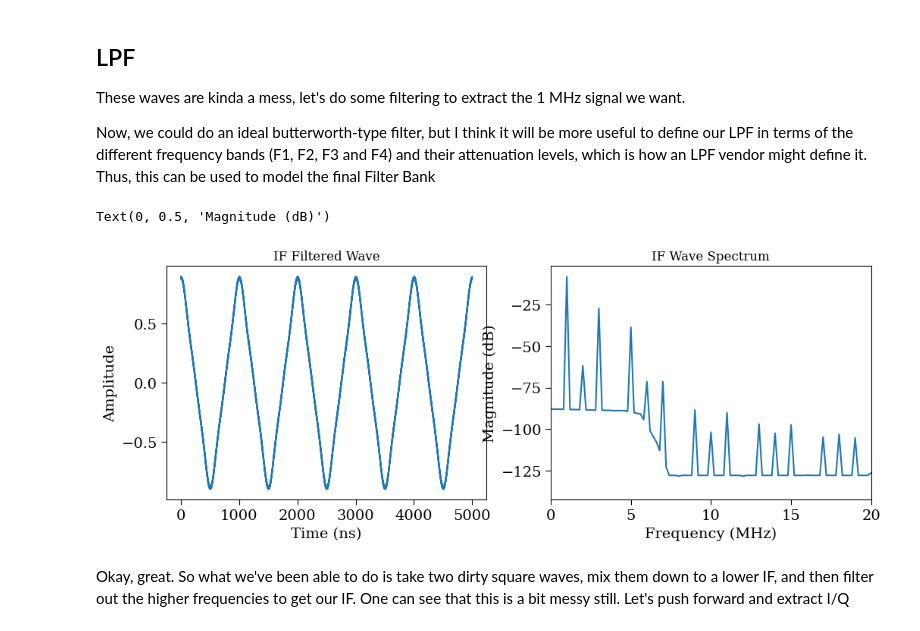
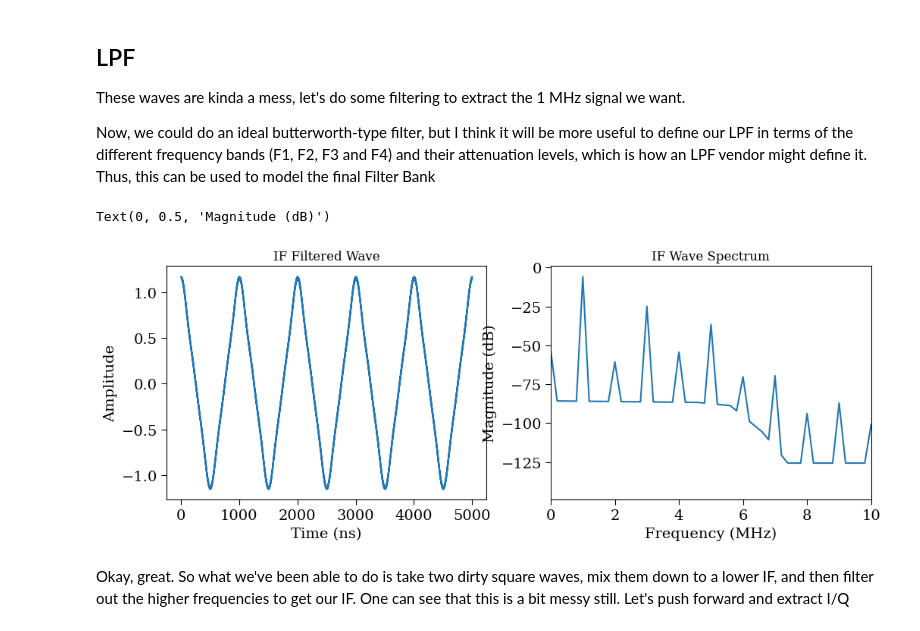
Before and after one commit to harryxni/oneport-vna, a Jupyter notebook: simulation/Filter_Banking/Filter_bank.ipynb, the cells around one changed output. Cells and saved outputs as stored; diff of their text form; code cells hidden in the pictures.

Commit message:
Wave gen, mixing, filtering and I/Q meas simulation working, can be used for filter bank selection

```diff
--- a/simulation/Filter_Banking/Filter_bank.ipynb
+++ b/simulation/Filter_Banking/Filter_bank.ipynb
@@ -28,7 +28,7 @@ fs = 10e9        # 10 GHz Sample rate (to see high harmonics)
 duration = 5000e-9 # 5 us
 t = np.arange(0, duration, 1/fs)
 
-def create_sq_wave(freq, duty_cycle=0.5, phase_deg=0, fs=10e9, duration=5e-6):
+def create_sq_wave(freq, mag = 1, duty_cycle=0.5, phase_deg=0, fs=10e9, duration=5e-6):
     t = np.arange(0, duration, 1/fs)
     phase_rad = np.radians(phase_deg)
     #begin with cos wave so that phase is always centered
@@ -41,7 +41,7 @@ def create_sq_wave(freq, duty_cycle=0.5, phase_deg=0, fs=10e9, duration=5e-6):
 
     # Scale the wave so the fundamental component is always 1.0
     sq_wave = sq_wave_raw/ np.max(np.abs(sq_wave_raw)) - 0.5
-
+    sq_wave = mag*sq_wave
     return t,2*sq_wave
 
 def get_fft(rf_raw):
@@ -50,7 +50,7 @@ def get_fft(rf_raw):
     mags = 20 * np.log10(np.abs(fft_vals) / len(rf_raw) + 1e-10) # dB scale
     return freqs, mags
 
-t, rf_raw = create_sq_wave(100e6, duty_cycle=0.5, phase_deg=1)
+t, rf_raw = create_sq_wave(100e6, duty_cycle=0.48, phase_deg=1)
 # Calculate Spectrum
 freqs,mags=get_fft(rf_raw)
 
@@ -75,7 +75,14 @@ Text(0, 0.5, 'Magnitude (dB)')
 During mixing of two waves, the two waves are simply multiplied by each other
 # %%
 def mix(rf_in, LO_in):
-    return rf_in * LO_in
+    fundamental_if = rf_in * LO_in
+
+    # 3rd Order Harmonic Mixing
+    # This simulates the mixer responding to the 3rd harmonic components
+    harmonic_if = (rf_in**3) * (LO_in**3)
+
+    return fundamental_if + (0.3 * harmonic_if)
+
 # Let's define our Local Oscillator signal to get an IF of 1 MHz
 t, LO_raw = create_sq_wave(101e6, duty_cycle=0.48)
 IF_raw = mix(rf_raw, LO_raw)
@@ -117,36 +124,37 @@ def apply_LPF(data, fs, filter_freqs, f1_att=-1, f2_att=-3, f3_att=-20, f4_att=-
     freq_points = [0, f1, f2, f3, f4, fs/2]
     att_points  = [0, f1_att, f2_att, f3_att, f4_att, f4_att]
 
     # Create interpolation function, then convert dB to linear gain
     interp_func = interp1d(freq_points, att_points, kind='linear', fill_value="extrapolate")
     gain_db = interp_func(freqs)
     gain_linear = 10**(gain_db / 20)
 
     # Apply gain and transform back to time domain
     filtered_spectrum = spectrum * gain_linear
     return np.fft.irfft(filtered_spectrum, n)
 
 #For the IF signal, let's use the following specs from the SCLF-4.7+ from Mini Circuits
-#sclf_4 = (4.6E6, 5.6E6, 6.6E6, 7.4E6)
+
+sclf_4 = (4.6E6, 5.6E6, 6.6E6, 7.4E6)
 test_filter = (1E6, 2E6, 3E6, 5E6)
 IF_filtered = apply_LPF(IF_raw, fs,sclf_4)
 freqs,mags=get_fft(IF_filtered)
 
 fig,axs=plt.subplots(1,2, figsize=(12,4))
 axs[0].plot(t * 1e9, IF_filtered)
 axs[0].set_title("IF Filtered Wave")
 axs[0].set_xlabel("Time (ns)")
 axs[0].set_ylabel("Amplitude")
 #axs[0].set_xlim(500,800)
 
 axs[1].plot(freqs / 1e6, mags)
-axs[1].set_xlim(0, 20) # Look at first harmonics
+axs[1].set_xlim(0, 10) # Look at first harmonics
 axs[1].set_title("IF Wave Spectrum")
 axs[1].set_xlabel("Frequency (MHz)")
 axs[1].set_ylabel("Magnitude (dB)", loc='center')
 # %% [output]
 Text(0, 0.5, 'Magnitude (dB)')
-[figure, old version]
+[figure, new version]
 # %% [markdown]
 Okay, great. So what we've been able to do is take two dirty square waves, mix them down to a lower IF, and then filter out the higher frequencies to get our IF.
 One can see that this is a bit messy still. Let's push forward and extract I/Q
```
Also changed, not shown: parts of 13 cells of this notebook.
